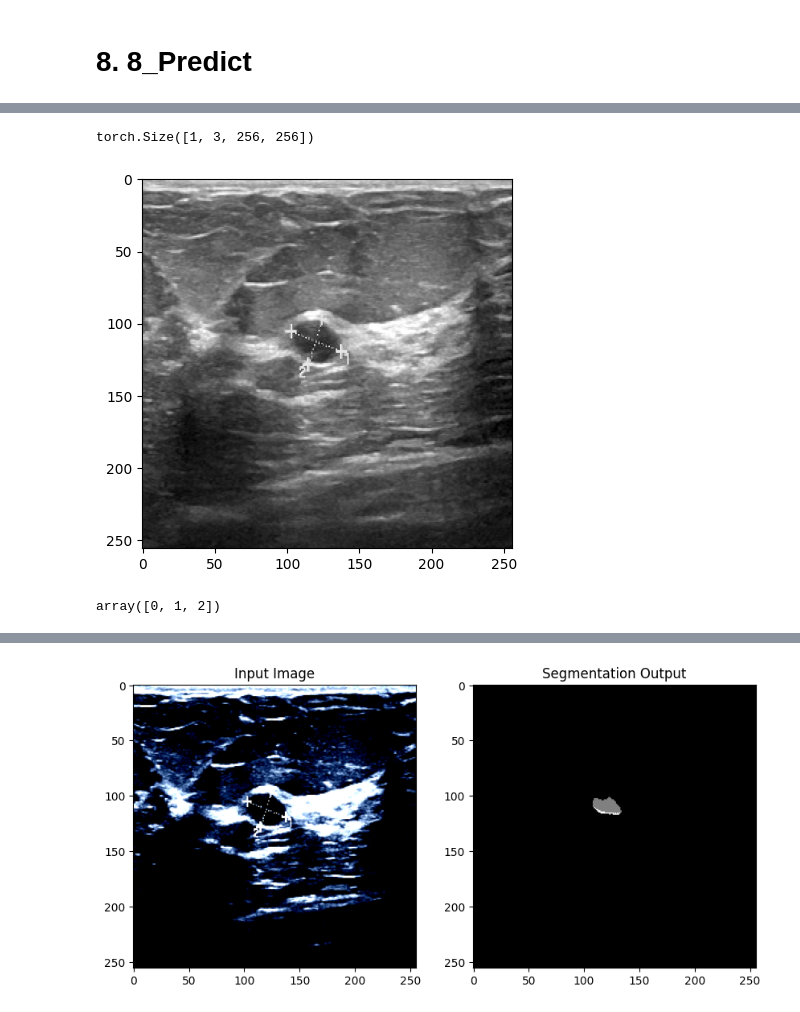
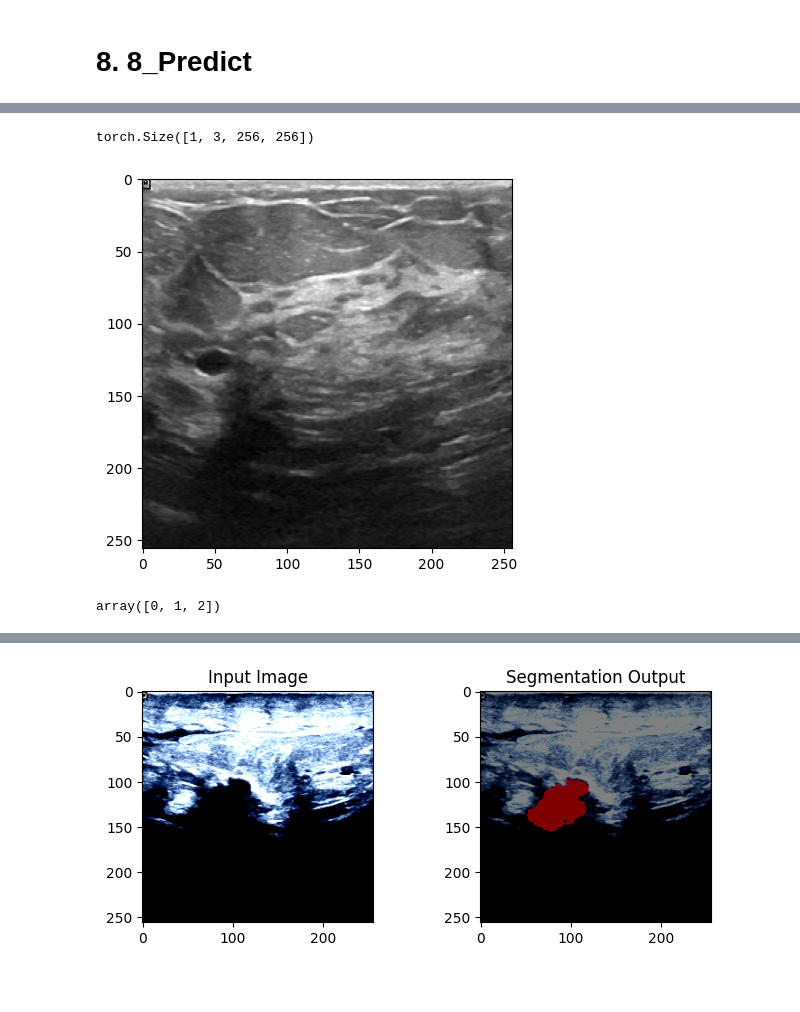
Before and after one commit to Dev-dtrezz/Breaset-Cancer-Segmentation, a Jupyter notebook: Breast Cancer Segmentation_02_train.ipynb, the cells around one changed output, grey strips where cells are left out. Saved outputs shown, nothing was run; the diff lists cells and outputs as text; code cells hidden in the pictures; blank space fills up the shorter version.

Commit message:
240604_업데이트
1. dice+iou 함수 추가
2. 이미지 증강(밝기 및 대비)
3. 학습 결과 확인(plot)_loss / dice / iou
4. 재학습 20epoch

```diff
--- a/Breast Cancer Segmentation_02_train.ipynb
+++ b/Breast Cancer Segmentation_02_train.ipynb
@@ -667,11 +738,20 @@ criterion = nn.CrossEntropyLoss()
 # transforms
 channel_mean = [0.485, 0.456, 0.406]
 channel_stds = [0.229, 0.224, 0.225]
-train_tfms = transforms.Compose([transforms.ToTensor(), transforms.Resize(256),
+# 데이터 증강
+train_tfms = transforms.Compose([transforms.ColorJitter(brightness=0.2, contrast=0.2),
+                                 transforms.ToTensor(), transforms.Resize(256),
                                  transforms.Normalize(channel_mean, channel_stds)])
 val_tfms = transforms.Compose([transforms.ToTensor(), transforms.Resize(256),
                                  transforms.Normalize(channel_mean, channel_stds)])
 mask_tfms = transforms.Compose([transforms.Resize(256)])
+
+#원본
+# train_tfms = transforms.Compose([transforms.ToTensor(), transforms.Resize(256),
+#                                  transforms.Normalize(channel_mean, channel_stds)])
+# val_tfms = transforms.Compose([transforms.ToTensor(), transforms.Resize(256),
+#                                  transforms.Normalize(channel_mean, channel_stds)])
+# mask_tfms = transforms.Compose([transforms.Resize(256)])
 # mask_tfms = transforms.Compose([transforms.ToTensor(), transforms.Resize(256)])
 
 # 데이터셋
@@ -735,0 +960,14 @@ tensor(0.2043, device='cuda:0', requires_grad=True)
+# %%
+test_data_dir = '/content/02. Unet_Dataset'
+test_img_path = os.path.join(test_data_dir, 'image')
+test_mask_path = os.path.join(test_data_dir, 'mask')
+
+img_files = []
+mask_files = []
+for x in ['benign','malignant','normal']:
+    file_img_dir = os.path.join(test_img_path,x)
+    file_mask_dir = os.path.join(test_mask_path,x)
+    for img_name in os.listdir(file_img_dir):
+        if img_name.split('.')[-1] in ('png', 'jpg'):
+            img_files.append(os.path.join(file_img_dir, img_name))
+            mask_files.append(os.path.join(file_mask_dir, img_name))
@@ -736,15 +1039,16 @@ tensor(0.2043, device='cuda:0', requires_grad=True)
 # %%
 train_tfms = transforms.Compose([transforms.ToTensor(), transforms.Resize(256),
                                  transforms.Normalize(channel_mean, channel_stds)])
-
-image = Image.open('/content/malignant1.png').convert('RGB')
+img_path = test_files[index]
+# image = Image.open(img_path).convert('RGB')
+image = cv2.imread(img_path)
 plt.imshow(image)
 image = train_tfms(image).unsqueeze(0)
 # image = transform(image) # 배치 차원을 추가
-image.shape
+# image.shape
 # %% [output]
 torch.Size([1, 3, 256, 256])
-[figure, old version]
+[figure, new version]
 # %%
 #예측수행
 with torch.no_grad():
@@ -752,7 +1056,8 @@ with torch.no_grad():
     output = model(image)
     # output = torch.softmax(output, dim=1).cpu().numpy()
     output = torch.softmax(output, dim=1)
-    output_mask = torch.argmax(output[0], dim=0).cpu().numpy()
+    output = torch.argmax(output[0], dim=0).cpu().numpy()
+    output_mask = class_to_rgb(output)
     # output = torch.sigmoid(output)  # 바이너리 세그멘테이션의 경우
     # output = (output > 0.5).float()  # 임계값 0.5로 이진화
 # %%
@@ -760,9 +1065,7 @@ np.unique(output_mask)
 # %% [output]
 array([0, 1, 2])
 # %%
-import matplotlib.pyplot as plt
-
-plt.figure(figsize=(10, 5))
+plt.figure(figsize=(8, 3))
 
 plt.subplot(1, 2, 1)
 plt.title('Input Image')
@@ -770,7 +1073,8 @@ plt.imshow(image.squeeze().cpu().numpy().transpose(1, 2, 0))
 
 plt.subplot(1, 2, 2)
 plt.title('Segmentation Output')
-plt.imshow(output_mask, cmap='gray')
+plt.imshow(image.squeeze().cpu().numpy().transpose(1, 2, 0))
+plt.imshow(output_mask, alpha=0.5)
 
 plt.show()
 # %% [output]
@@ -778 +1083 @@ WARNING:matplotlib.image:Clipping input data to the valid range for imshow with
-[figure, old version]
+[figure, new version]
```
Also changed, not shown: parts of 23 cells of this notebook.
